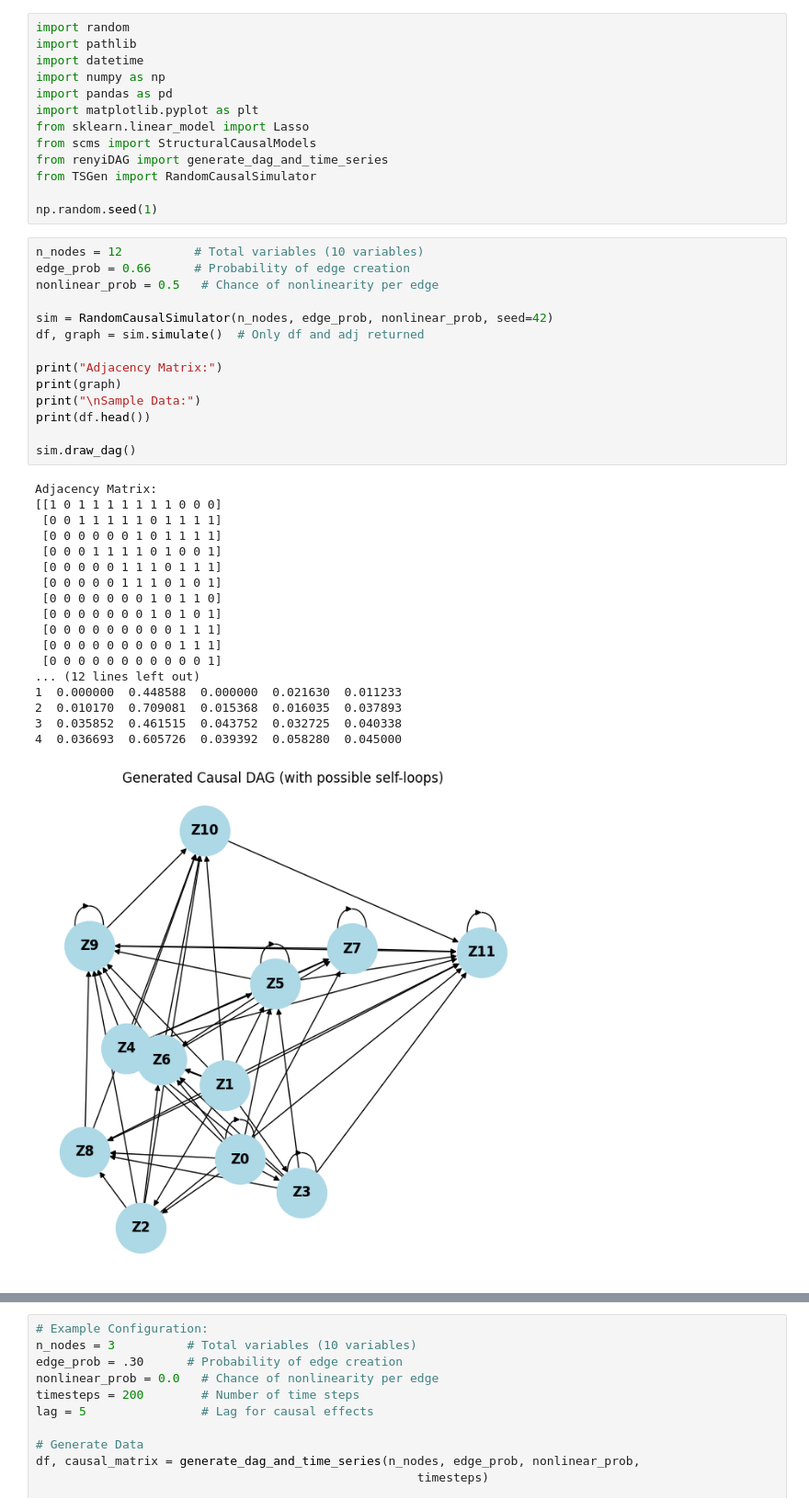
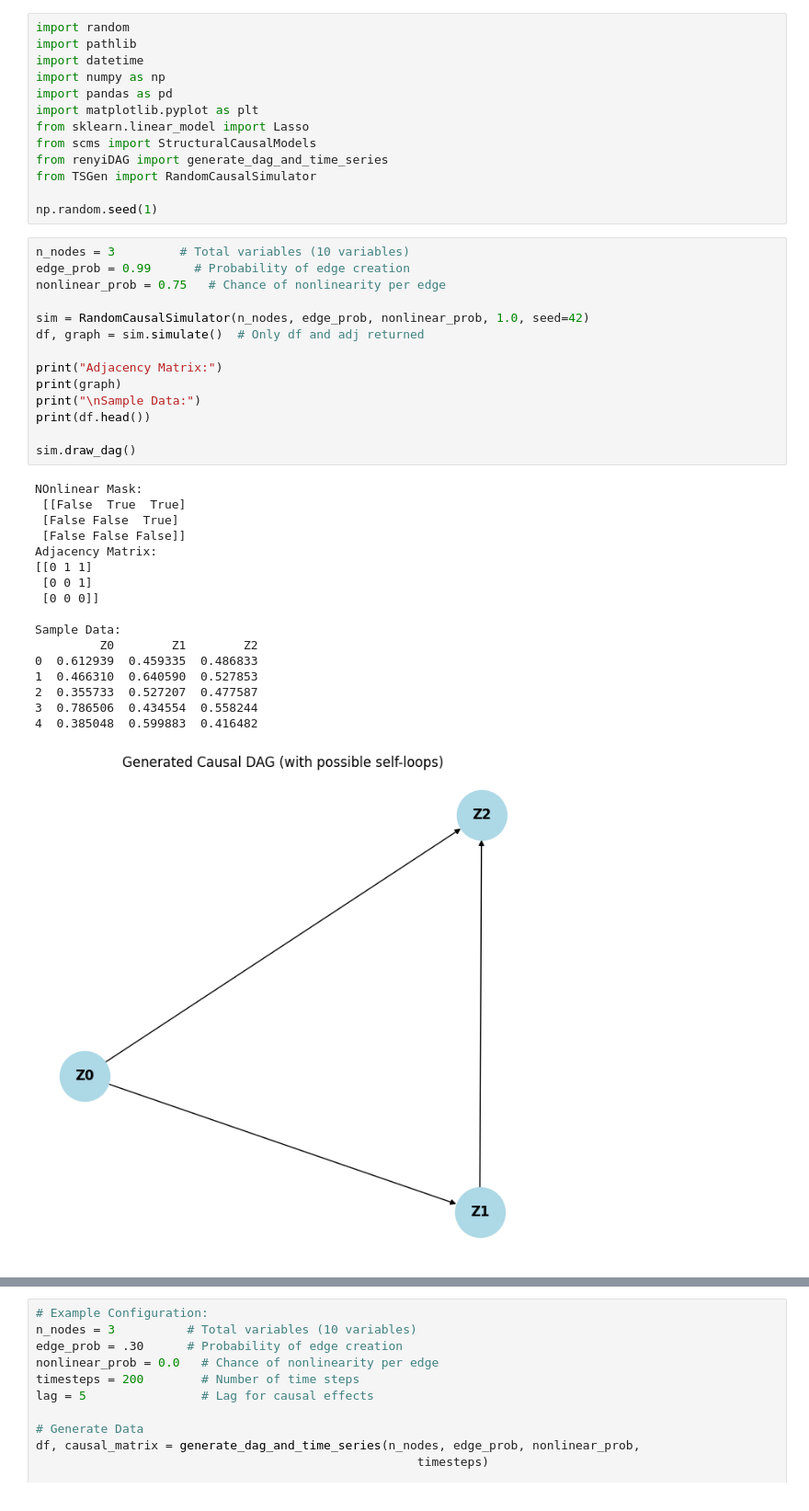
Before and after one commit to wasimahmadpk/cdmi, a Jupyter notebook: src/scms.ipynb, the cells around one changed output, grey strips where cells are left out. Shown at 92% size. Saved outputs shown, nothing was run; the diff lists cells and outputs as text.

```diff
--- a/src/scms.ipynb
+++ b/src/scms.ipynb
@@ -20,38 +20,37 @@ from TSGen import RandomCausalSimulator
 
 np.random.seed(1)
 # %%
-n_nodes = 12          # Total variables (10 variables)
-edge_prob = 0.66      # Probability of edge creation
-nonlinear_prob = 0.5   # Chance of nonlinearity per edge
+n_nodes = 3         # Total variables (10 variables)
+edge_prob = 0.99      # Probability of edge creation
+nonlinear_prob = 0.75   # Chance of nonlinearity per edge
 
-sim = RandomCausalSimulator(n_nodes, edge_prob, nonlinear_prob, seed=42)
+sim = RandomCausalSimulator(n_nodes, edge_prob, nonlinear_prob, 1.0, seed=42)
 df, graph = sim.simulate()  # Only df and adj returned
 
 print("Adjacency Matrix:")
 print(graph)
 print("\nSample Data:")
 print(df.head())
 
 sim.draw_dag()
 # %% [output]
+NOnlinear Mask:
+ [[False  True  True]
+ [False False  True]
+ [False False False]]
 Adjacency Matrix:
-[[1 0 1 1 1 1 1 1 1 0 0 0]
- [0 0 1 1 1 1 1 0 1 1 1 1]
- [0 0 0 0 0 0 1 0 1 1 1 1]
- [0 0 0 1 1 1 1 0 1 0 0 1]
- [0 0 0 0 0 1 1 1 0 1 1 1]
- [0 0 0 0 0 1 1 1 0 1 0 1]
- [0 0 0 0 0 0 0 1 0 1 1 0]
- [0 0 0 0 0 0 0 1 0 1 0 1]
- [0 0 0 0 0 0 0 0 0 1 1 1]
- [0 0 0 0 0 0 0 0 0 1 1 1]
- [0 0 0 0 0 0 0 0 0 0 0 1]
-... (12 lines left out)
-1  0.000000  0.448588  0.000000  0.021630  0.011233
-2  0.010170  0.709081  0.015368  0.016035  0.037893
-3  0.035852  0.461515  0.043752  0.032725  0.040338
-4  0.036693  0.605726  0.039392  0.058280  0.045000
+[[0 1 1]
+ [0 0 1]
+ [0 0 0]]
+
+Sample Data:
+         Z0        Z1        Z2
+0  0.612939  0.459335  0.486833
+1  0.466310  0.640590  0.527853
+2  0.355733  0.527207  0.477587
+3  0.786506  0.434554  0.558244
+4  0.385048  0.599883  0.416482
-[figure, old version]
+[figure, new version]
 # %%
 df.iloc[:1550, ].plot()
 # %% [output]
```
Also changed, not shown: parts of 2 cells of this notebook, 1 other file.
